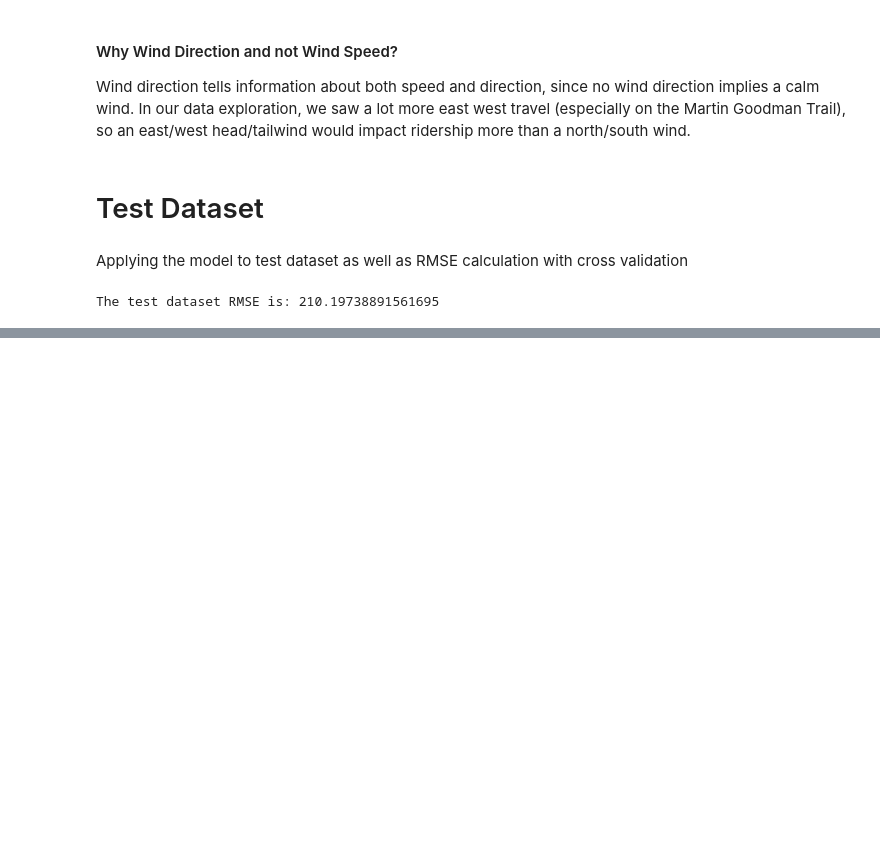
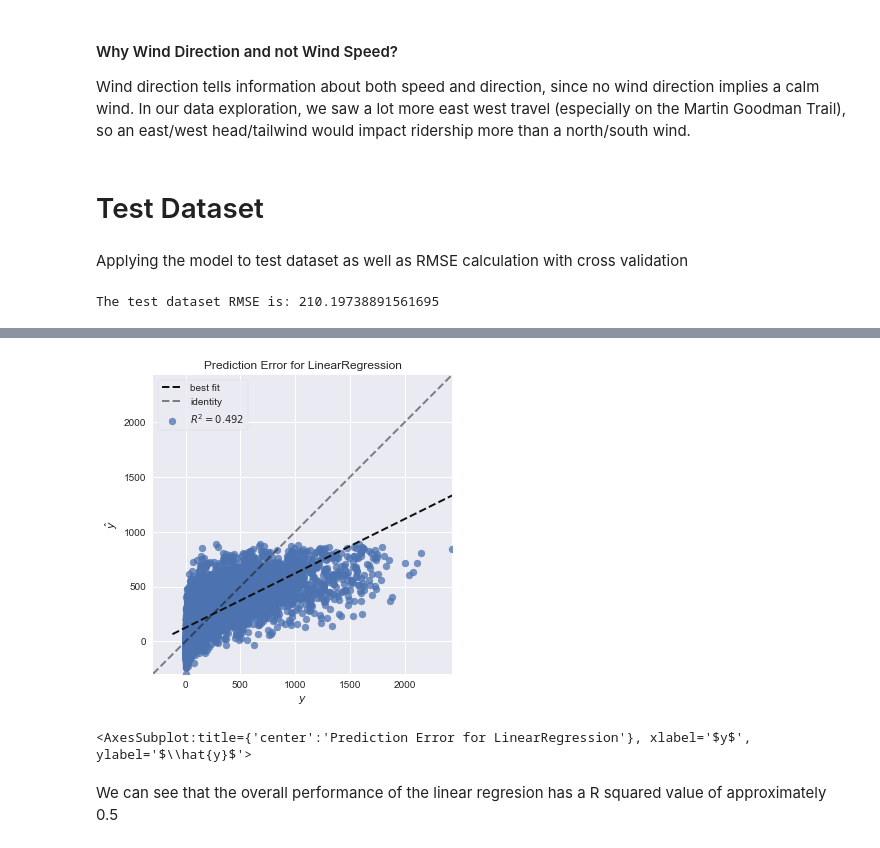
Before and after one commit to rickl4/bikeshare_project, a Jupyter notebook: stage3/modelling.ipynb, the cells around one changed output, grey strips where cells are left out. Drawn from its saved outputs; the diff is of its cells as text; code cells hidden in the pictures; blank space fills up the shorter version.

```diff
--- a/stage3/modelling.ipynb
+++ b/stage3/modelling.ipynb
@@ -544,0 +616,12 @@ The test dataset RMSE is: 210.19738891561695
+# %%
+from yellowbrick.regressor import PredictionError
+model= LinearRegression(fit_intercept = True)
+visualizer = PredictionError(model)
+visualizer.fit(x_train, y_train)
+visualizer.score(x_test, y_test)
+visualizer.show()
+# %% [output]
+[figure, added]
+<AxesSubplot:title={'center':'Prediction Error for LinearRegression'}, xlabel='$y$', ylabel='$\\hat{y}$'>
+# %% [markdown]
+We can see that the overall performance of the linear regresion has a R squared value of approximately 0.5
```
Also changed, not shown: parts of 13 cells of this notebook.
